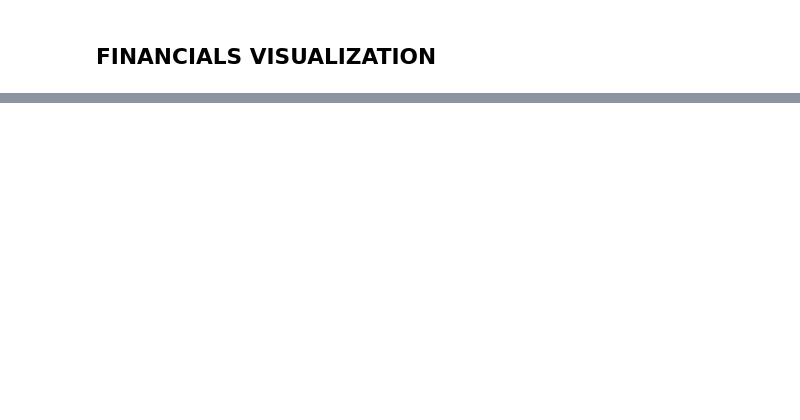
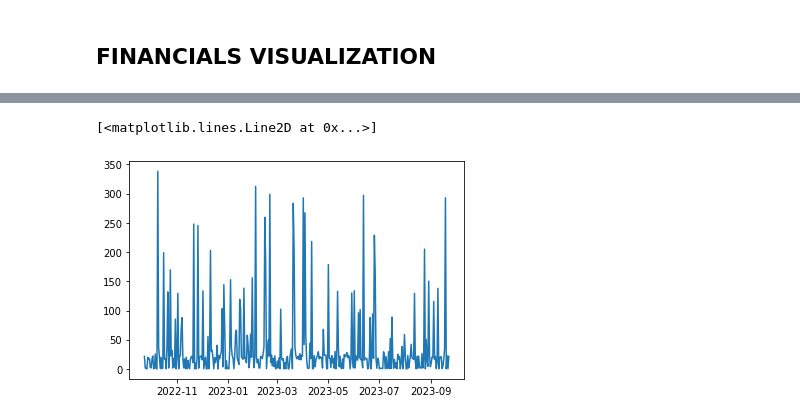
Before and after one commit to jodog0412/us-stocks-investment-assistant, a Jupyter notebook: US_STOCK_INVESTMENT_ASSISTANCE.ipynb, the cells around one changed output, grey strips where cells are left out. Drawn from its saved outputs; the diff is of its cells as text; code cells hidden in the pictures; blank space fills up the shorter version.

Commit message:
start stock price prediction by machine learning

```diff
--- a/US_STOCK_INVESTMENT_ASSISTANCE.ipynb
+++ b/US_STOCK_INVESTMENT_ASSISTANCE.ipynb
@@ -184,0 +279,18 @@ plt_cashflow(view)
+# %%
+scale = StandardScaler()
+x_train = scale.fit_transform(x_train)
+x_test = scale.transform(x_test)
+model = RandomForestRegressor()
+model.fit(x_train,y_train)
+y_pred = model.predict(x_test)
+print("Train Score: {}".format(model.score(x_train,y_train)*100))
+print("Test Score: {}".format(model.score(x_test,y_test)*100))
+mean_squared_error(y_test,y_pred,squared=False)
+# %%
+data_pred=pd.DataFrame({"Pred":y_pred},index=pd.date_range(start=data_raw.index[-1],
+                                                           periods=len(y_pred), freq="D"))
+data_pred
+plt.plot(data_pred[:365])
+# %% [output]
+[<matplotlib.lines.Line2D at 0x...>]
+[figure, added]
```
Also changed, not shown: parts of 10 cells of this notebook.
